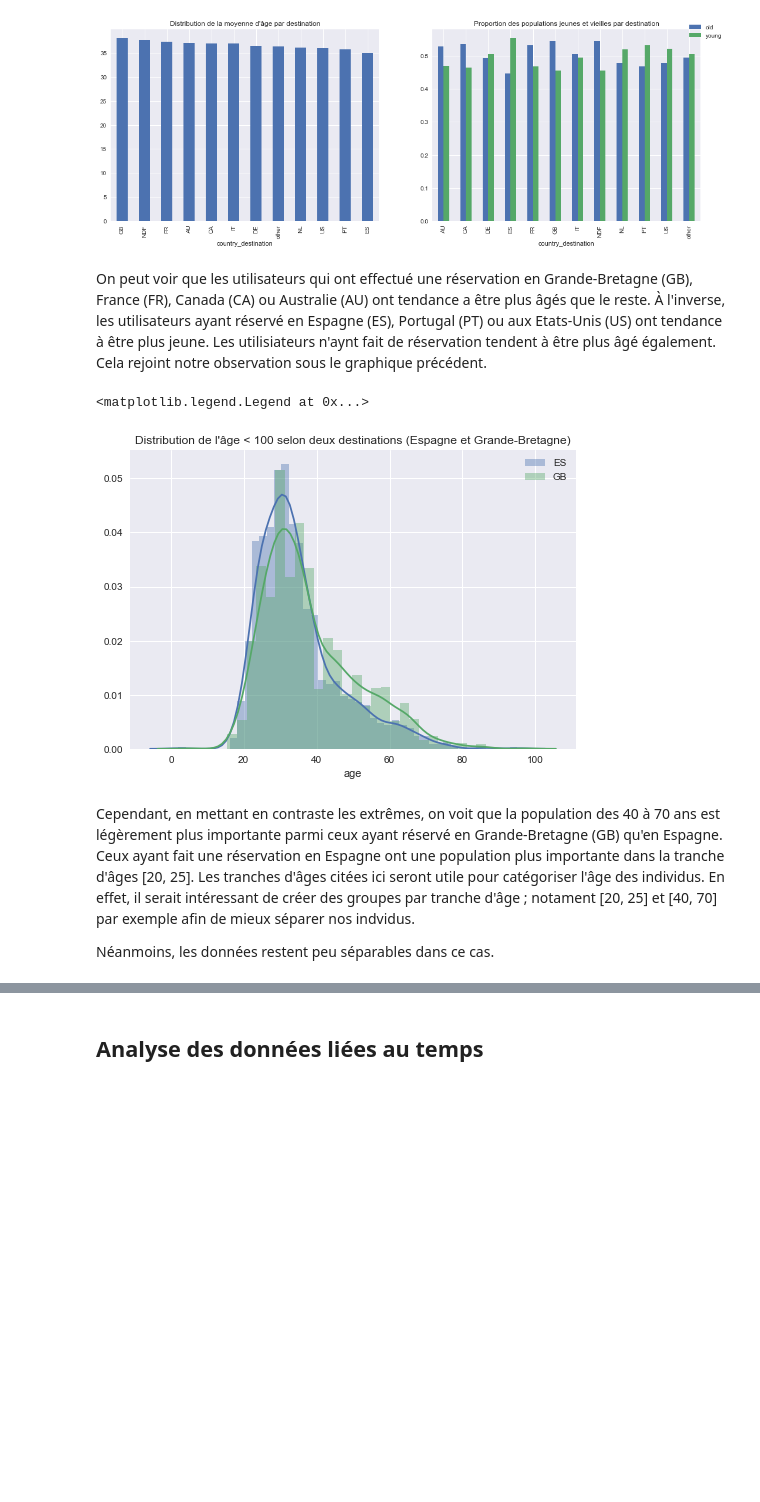
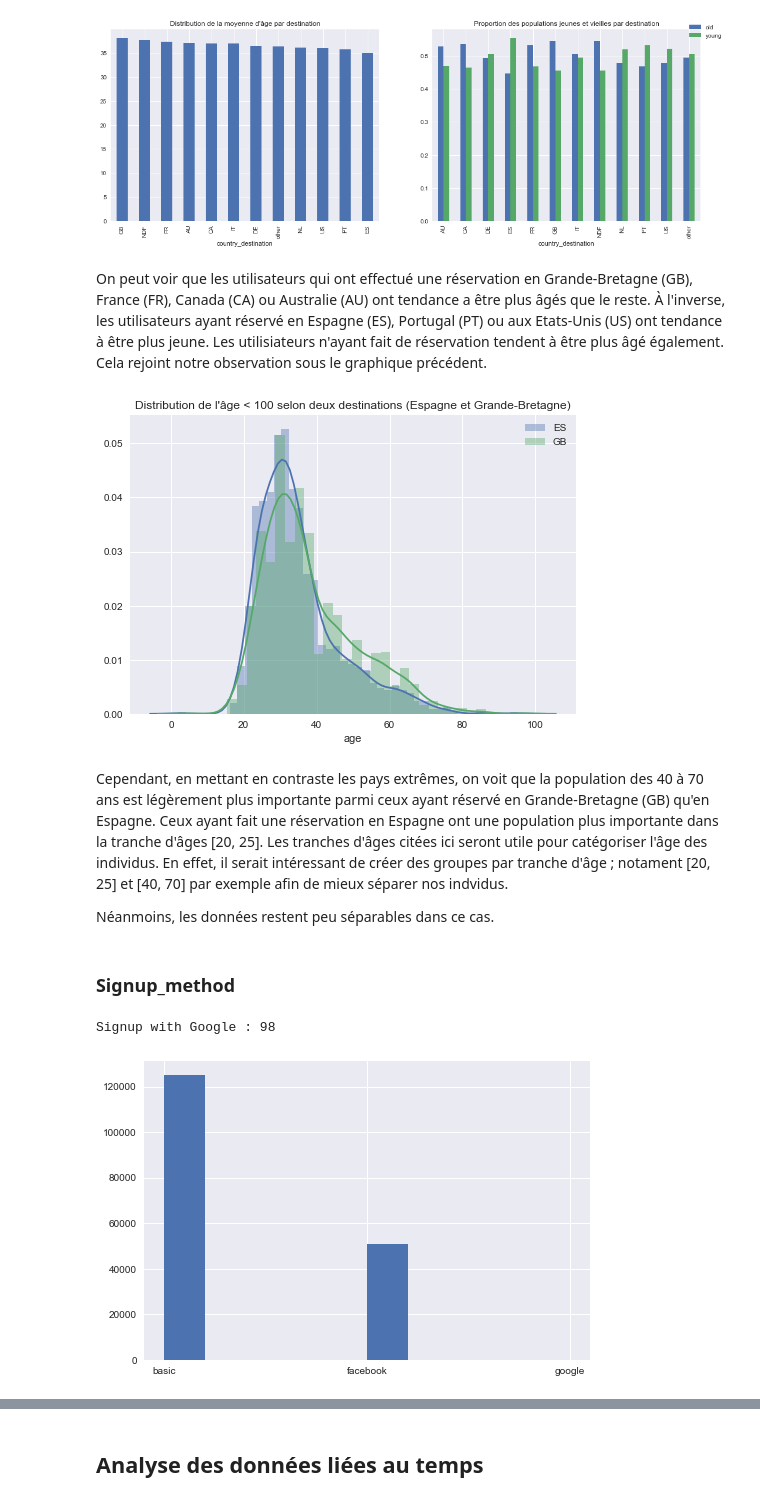
Before and after one commit to vesran/BookerGuess, a Jupyter notebook: _2_analyse_des_utilisateurs.ipynb, the cells around one changed output, grey strips where cells are left out. Saved outputs shown, nothing was run; the diff lists cells and outputs as text; code cells hidden in the pictures; blank space fills up the shorter version.

Commit message:
analyse signup features and language

```diff
--- a/_2_analyse_des_utilisateurs.ipynb
+++ b/_2_analyse_des_utilisateurs.ipynb
@@ -115,16 +115,23 @@ users = users.drop('age_category', axis=1)
 # %% [output]
 [figure]
 # %% [markdown]
-On peut voir que les utilisateurs qui ont effectué une réservation en Grande-Bretagne (GB), France (FR), Canada (CA) ou Australie (AU) ont tendance a être plus âgés que le reste. À l'inverse, les utilisateurs ayant réservé en Espagne (ES), Portugal (PT) ou aux Etats-Unis (US) ont tendance à être plus jeune. Les utilisiateurs n'aynt fait de réservation tendent à être plus âgé également. Cela rejoint notre observation sous le graphique précédent.
+On peut voir que les utilisateurs qui ont effectué une réservation en Grande-Bretagne (GB), France (FR), Canada (CA) ou Australie (AU) ont tendance a être plus âgés que le reste. À l'inverse, les utilisateurs ayant réservé en Espagne (ES), Portugal (PT) ou aux Etats-Unis (US) ont tendance à être plus jeune. Les utilisiateurs n'ayant fait de réservation tendent à être plus âgé également. Cela rejoint notre observation sous le graphique précédent.
 # %%
 sns.distplot(users[(users['country_destination'] == 'ES') & (users['age'] < 100)]['age'], label='ES')
 sns.distplot(users[(users['country_destination'] == 'GB') & (users['age'] < 100)]['age'], label='GB')
 plt.title("Distribution de l'âge < 100 selon deux destinations (Espagne et Grande-Bretagne)")
-plt.legend()
+_ = plt.legend()
 # %% [output]
-<matplotlib.legend.Legend at 0x...>
 [figure]
 # %% [markdown]
-Cependant, en mettant en contraste les extrêmes, on voit que la population des 40 à 70 ans est légèrement plus importante parmi ceux ayant réservé en Grande-Bretagne (GB) qu'en Espagne. Ceux ayant fait une réservation en Espagne ont une population plus importante dans la tranche d'âges [20, 25]. Les tranches d'âges citées ici seront utile pour catégoriser l'âge des individus. En effet, il serait intéressant de créer des groupes par tranche d'âge ; notament [20, 25] et [40, 70] par exemple afin de mieux séparer nos indvidus.
+Cependant, en mettant en contraste les pays extrêmes, on voit que la population des 40 à 70 ans est légèrement plus importante parmi ceux ayant réservé en Grande-Bretagne (GB) qu'en Espagne. Ceux ayant fait une réservation en Espagne ont une population plus importante dans la tranche d'âges [20, 25]. Les tranches d'âges citées ici seront utile pour catégoriser l'âge des individus. En effet, il serait intéressant de créer des groupes par tranche d'âge ; notament [20, 25] et [40, 70] par exemple afin de mieux séparer nos indvidus.
 
 Néanmoins, les données restent peu séparables dans ce cas.
+# %% [markdown]
+### Signup_method
+# %%
+_ = plt.hist(users['signup_method'])
+print(f"Signup with Google : {users[users['signup_method'] == 'google'].shape[0]}")
+# %% [output]
+Signup with Google : 98
+[figure, added]
```
Also changed, not shown: parts of 15 cells of this notebook.
